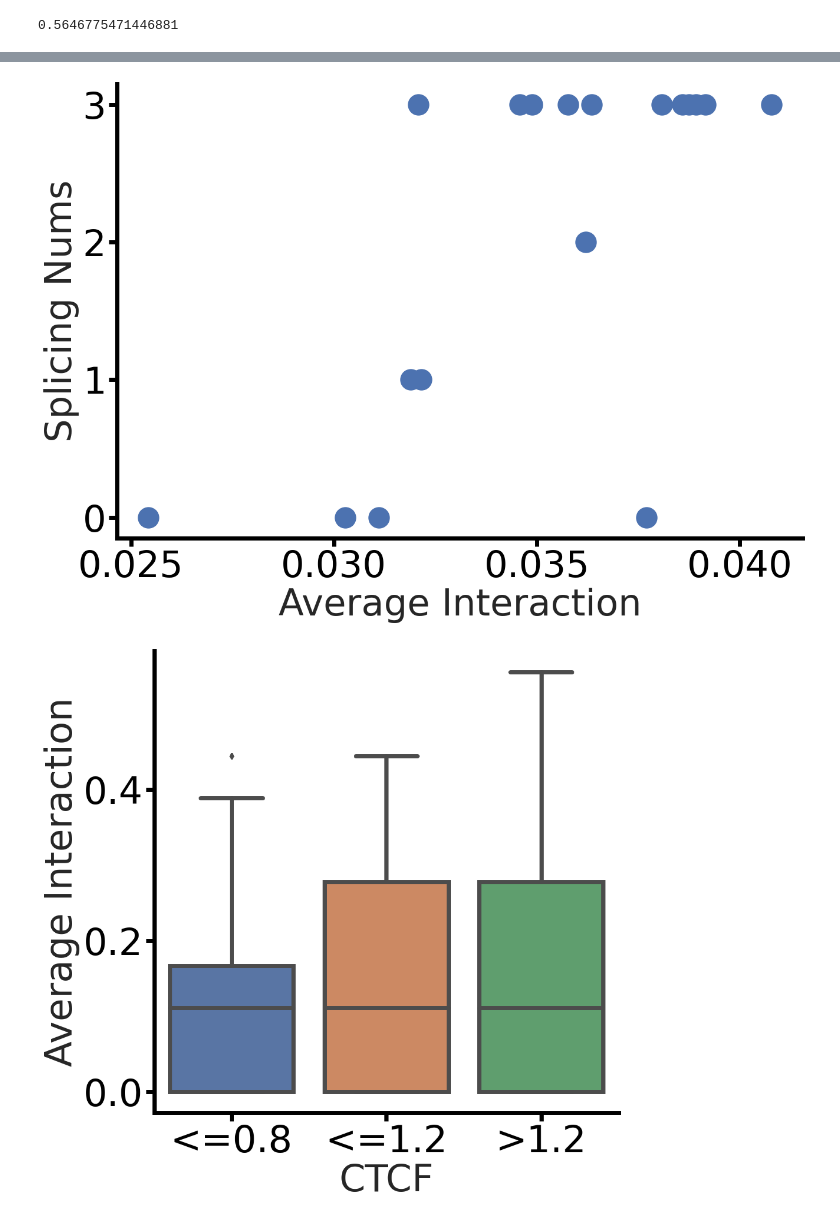
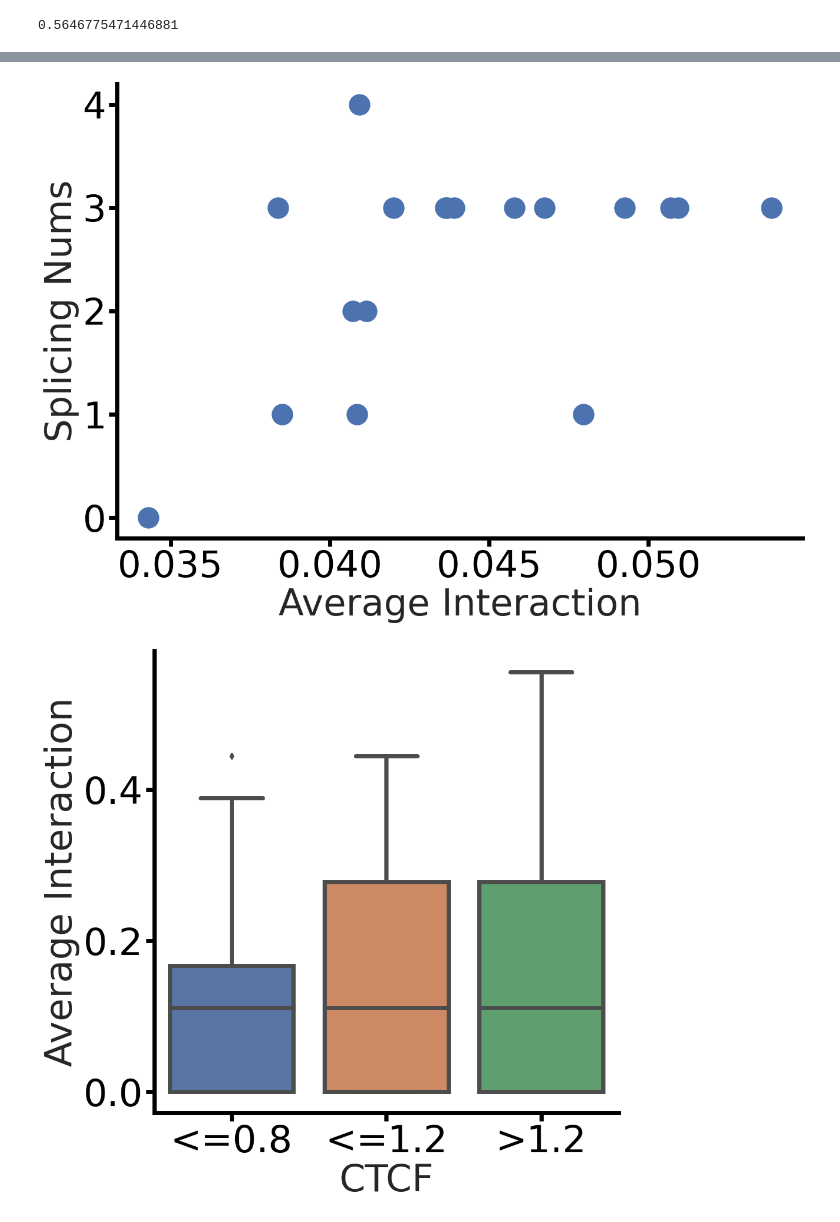
Before and after one commit to 4dglab/SEE, a Jupyter notebook: analyse/quality/Landmark position-SLC1A2.ipynb, the cells around one changed output, grey strips where cells are left out. Cells and saved outputs as stored; diff of their text form; code cells hidden in the pictures.

```diff
--- a/analyse/quality/Landmark position-SLC1A2.ipynb
+++ b/analyse/quality/Landmark position-SLC1A2.ipynb
@@ -17,7 +17,7 @@ import tqdm
 from util import array2mat, mat2array
 from analyse_util import figure_size, set_plt, set_Border
 # %%
-v19_anno = pd.read_csv('/lmh_data/data/sclab/public/gencode.v19.annotation.gtf',
+v19_anno = pd.read_csv('/data/liminghong/sclab/public/gencode.v19.annotation.gtf',
                        header=None, sep='\t', skiprows=[i for i in range(5)], usecols=[0, 2, 3, 4, 6, 8], names=[
                            'chrom', 'type', 'start', 'end', 'strand', 'info'
                        ])
@@ -398,6 +398,23 @@ print(np.mean(result))
 # %% [output]
 [figure]
 0.5646775471446881
+# %%
+def show_by_cell_type(cell_type):
+    _pred, _target = None, None
+    num = 0
+    for i in range(len(preds)):
+        pred = preds[i]
+        if eval_set[i]['cell_type'] != cell_type:
+            continue
+        pred['predict'][pred['predict']<0] = 0
+        num += 1
+        if _pred is None:
+            _pred = pred['predict'].copy()
+            _target = eval_set[i]['scHiC'][genename].copy().astype(float)
+        else:
+            _pred += pred['predict']
+            _target += eval_set[i]['scHiC'][genename].copy().astype(float)
+    return _pred/num, _target/num
 # %%
 set_plt(figsize=(15, 10))
 sns.set_theme(style="whitegrid")
@@ -441,40 +456,66 @@ SpearmanrResult(correlation=0.3003095975232198, pvalue=0.22595992422709757)
 # %%
+import os
+
+
 set_plt(figsize=(15, 10))
 sns.set_theme(style="whitegrid")
 
 fig, ax = plt.subplots()
 
 _mat = array2mat(show_by_cell_type('Astro')[0])
-_mat += abs(_mat.min())
 resolution = 10000
 
 _gene = transcript_info[transcript_info['gene_name']==genename]
 chrom = _gene['chrom'].values[0]
-start = int(_gene['start'].values[0]/10000)*10000
-end = int(_gene['end'].values[0]/10000)*10000 + 10000
+start = int(_gene['start'].min()/resolution)
+end = int(_gene['end'].max()/resolution)
 
 x, y = [], []
 for i in range(_mat.shape[0]):
     _test = _mat[i].copy()
-    _test[i] = 0
     x.append(_test.mean())
 
 y = np.zeros(_mat.shape[0])
-for slicing in pd.read_csv('/lmh_data/work/SUPPA/result/SLC1A2_all.ioe', sep='\t')['event_id'].str.split(':'):
-    _start, _end = None, None
-    for i in range(2, len(slicing) - 1):
-        _split = slicing[i].split('-')
-        if len(_split) == 1:
-            __start, __end = int(_split[0]), int(slicing[i].split('-')[0])
+splicings = pd.DataFrame()
+for root, dirs, files in os.walk("/data/liminghong/sclab/sclab/random_test/SUPPA"):
+    for file in files:
+        if file.startswith(genename) and file.endswith(".ioe"):
+            splicing = pd.read_csv(os.path.join(root, file), sep='\t')
+            if splicing.shape[0] == 0:
+                continue
+            splicing.loc[:, "event"] = file.split('_')[1]
+            splicings = pd.concat([splicings, splicing])
+for event in splicings["event"].unique():
+    splicing = splicings[splicings["event"]==event]
+    for _splicing_info in splicing['event_id'].str.split(':|-'):
+        if event == "SE":
+            _start, _end = [int(i) for i in _splicing_info[3:5]]
+            _start, _end = int(_start / resolution) - start, int(_end / resolution) - start
+        elif event == "MX":
+            _start, _end = [int(i) for i in [_splicing_info[3], _splicing_info[8]]]
+            _start, _end = int(_start / resolution) - start, int(_end / resolution) - start
+        elif event == "A5":
+            _start, _end = [int(i) for i in [start * resolution, _splicing_info[2]]]
+            _start, _end = int(_start / resolution) - start, int(_end / resolution) - start
+        elif event == "A3":
+            _start, _end = [int(i) for i in [_splicing_info[3], end * resolution]]
+            _start, _end = int(_start / resolution) - start, int(_end / resolution) - start
+        elif event == "RI":
+            _start, _end = [int(i) for i in _splicing_info[3:5]]
+            _start, _end = int(_start / resolution) - start, int(_end / resolution) - start
+        elif event == "AF":
+            _start, _end = [int(i) for i in [_splicing_info[2], _splicing_info[6]]]
+            _start, _end = int(_start / resolution) - start, int(_end / resolution) - start
+        elif event == "AL":
+            _start, _end = [int(i) for i in [_splicing_info[3], _splicing_info[7]]]
+            _start, _end = int(_start / resolution) - start, int(_end / resolution) - start
+
+        if _start < 0 or _end > y.shape[0]:
+            continue
+        if _start == _end:
+            y[_start] += 1
         else:
-            __start, __end = int(_split[0]), int(slicing[i].split('-')[1])
-        _start = __start if _start is None else min(__start, _start)
-        _end = __end if _end is None else max(__end, _end)
-    _left, _right = int((_start - start)/10000), int((_end - start)/10000)
-    if _left == _right:
-        y[_left] += 1
-    else:
-        y[_left:_right] += 1
+            y[_start:_end+1] += 1
 plt.scatter(x, y, s=(figure_size['large']*72./fig.dpi)**2)
 print(stats.spearmanr(x, y))
 
@@ -485,6 +526,6 @@ plt.grid(False)
 plt.xlabel('Average Interaction', fontsize=figure_size['ultra'])
 plt.ylabel('Splicing Nums', fontsize=figure_size['ultra'])
 plt.savefig(
-    '/lmh_data/work/SEE/analyse/figure_file/Interaction VS Splice(bulk).pdf', format='pdf', bbox_inches='tight')
+    '../figure_file/Interaction VS Splice(bulk).pdf', format='pdf', bbox_inches='tight')
 plt.show()
 # %% [output]
@@ -492 +533 @@ SpearmanrResult(correlation=0.6492056263847443, pvalue=0.003552725548703975)
-[figure, old version]
+[figure, new version]
```
Also changed, not shown: parts of 10 cells of this notebook, 29 other files.
